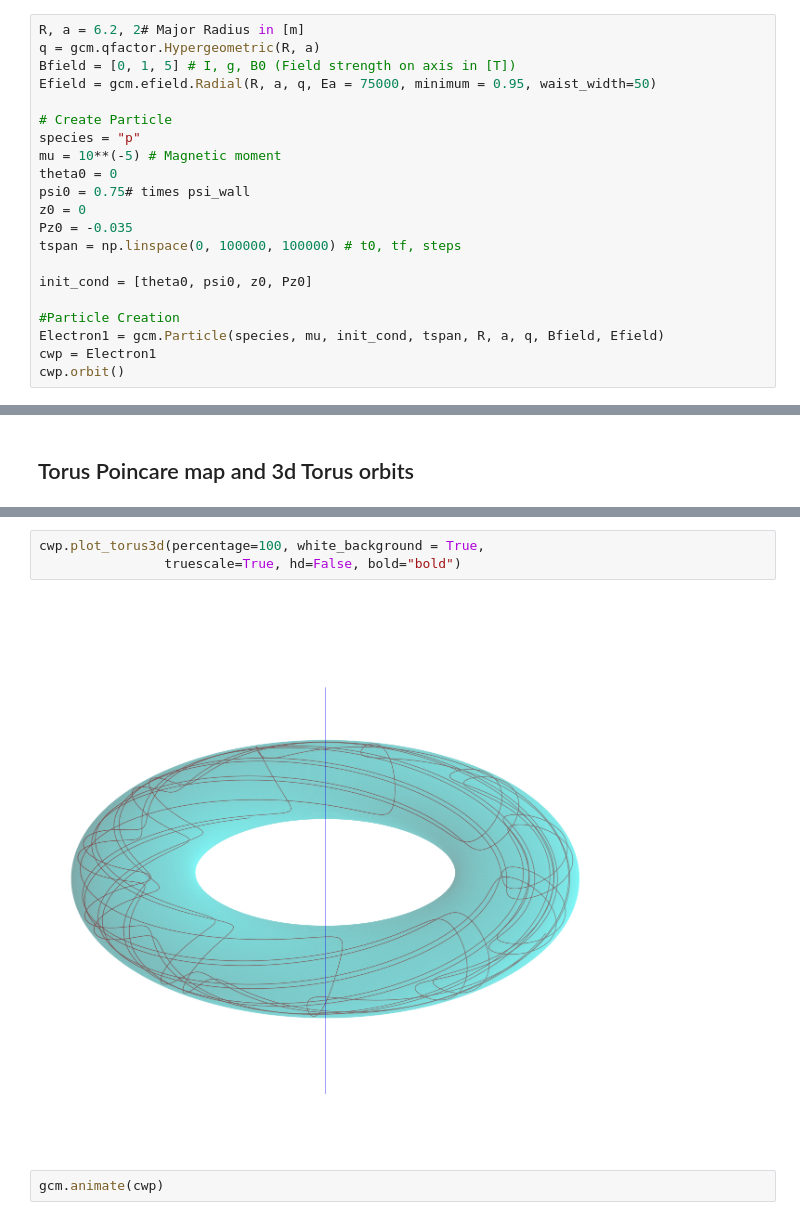
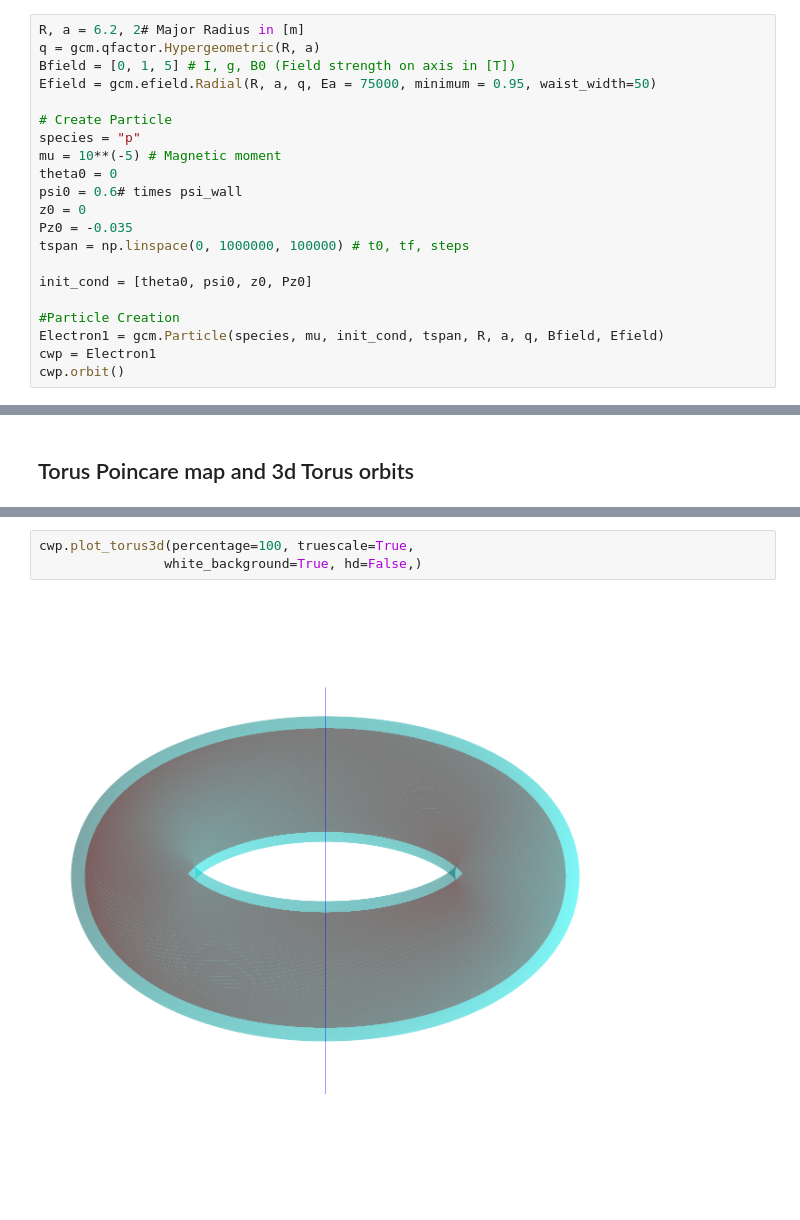
Before and after one commit to PlasmaPhy/guiding-center-motion, a Jupyter notebook: Notebook.ipynb, the cells around one changed output, grey strips where cells are left out. Drawn from its saved outputs; the diff is of its cells as text; blank space fills up the shorter version.

```diff
--- a/Notebook.ipynb
+++ b/Notebook.ipynb
@@ -54,10 +51,10 @@ Efield = gcm.efield.Radial(R, a, q, Ea = 75000, minimum = 0.95, waist_width=50)
 species = "p"
 mu = 10**(-5) # Magnetic moment
 theta0 = 0
-psi0 = 0.75# times psi_wall
+psi0 = 0.6# times psi_wall
 z0 = 0
 Pz0 = -0.035
-tspan = np.linspace(0, 100000, 100000) # t0, tf, steps
+tspan = np.linspace(0, 1000000, 100000) # t0, tf, steps
 
 init_cond = [theta0, psi0, z0, Pz0]
 
@@ -170,7 +167,5 @@ cwp.plot_torus2d(percentage = 100, truescale=True)
 # %%
-cwp.plot_torus3d(percentage=100, white_background = True,
-                truescale=True, hd=False, bold="bold")
+cwp.plot_torus3d(percentage=100, truescale=True,
+                white_background=True, hd=False,)
 # %% [output]
-[figure, old version]
+[figure, new version]
-# %%
-gcm.animate(cwp)
```
Also changed, not shown: parts of 7 cells of this notebook, 3 other files.
